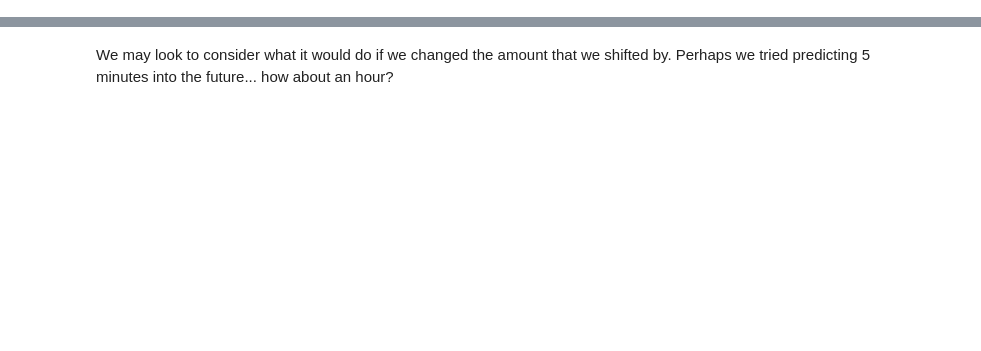
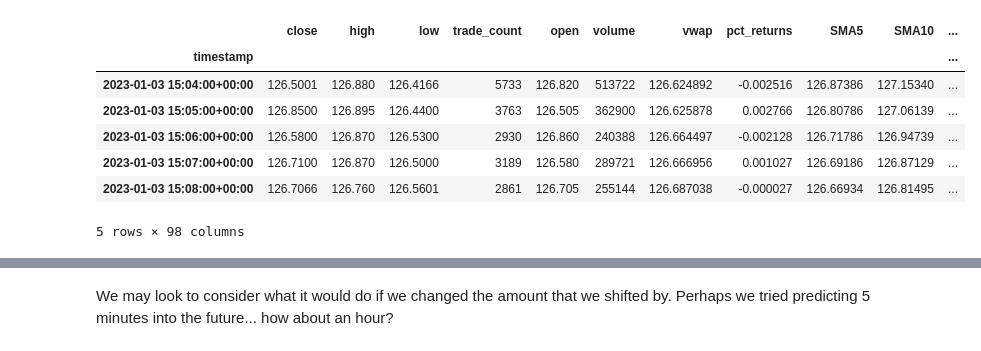
Before and after one commit to MontgomeryG/algotrader2, a Jupyter notebook: 6_nn_implementation.ipynb, the cells around one changed output, grey strips where cells are left out. Drawn from its saved outputs; the diff is of its cells as text; code cells hidden in the pictures; blank space fills up the shorter version.

```diff
--- a/6_nn_implementation.ipynb
+++ b/6_nn_implementation.ipynb
@@ -43,8 +86,17 @@ df.head()
 # %%
-# X is everything except the signal column
-X = df.drop('signal', axis=1)
+# X is everything except the new_signal column
+X = df.drop('new_signal', axis=1)
 
 X.head()
+# %% [output]
+|  | close | high | low | trade_count | open | volume | vwap | pct_returns | SMA5 | SMA10 | ... |
+| timestamp |  |  |  |  |  |  |  |  |  |  | ... |
+| 2023-01-03 15:04:00+00:00 | 126.5001 | 126.880 | 126.4166 | 5733 | 126.820 | 513722 | 126.624892 | -0.002516 | 126.87386 | 127.15340 | ... |
+| 2023-01-03 15:05:00+00:00 | 126.8500 | 126.895 | 126.4400 | 3763 | 126.505 | 362900 | 126.625878 | 0.002766 | 126.80786 | 127.06139 | ... |
+| 2023-01-03 15:06:00+00:00 | 126.5800 | 126.870 | 126.5300 | 2930 | 126.860 | 240388 | 126.664497 | -0.002128 | 126.71786 | 126.94739 | ... |
+| 2023-01-03 15:07:00+00:00 | 126.7100 | 126.870 | 126.5000 | 3189 | 126.580 | 289721 | 126.666956 | 0.001027 | 126.69186 | 126.87129 | ... |
+| 2023-01-03 15:08:00+00:00 | 126.7066 | 126.760 | 126.5601 | 2861 | 126.705 | 255144 | 126.687038 | -0.000027 | 126.66934 | 126.81495 | ... |
+5 rows × 98 columns
 # %%
 # We should use the .shift() function so that our algorithm predicts the minute before realtime
 # Drop the row with NaN values
```
Also changed, not shown: parts of 35 cells of this notebook, 1 other file.
